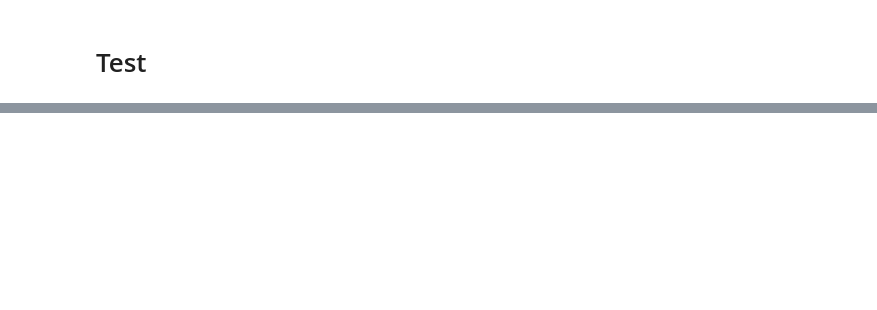
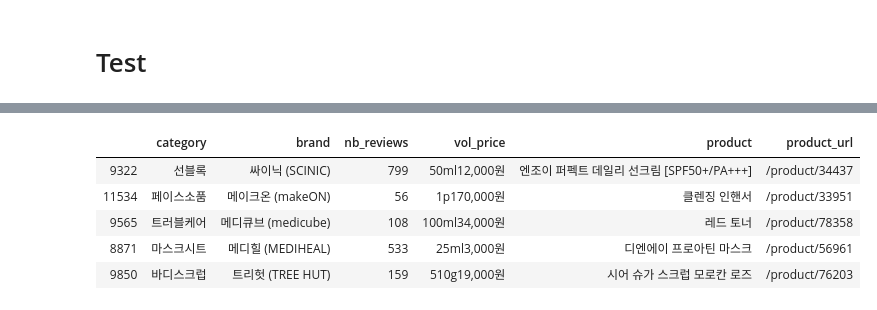
Before and after one commit to DataNetworkAnalysis/Cosmetic-Recommendation-for-Man, a Jupyter notebook: notebook/Recommeder.ipynb, the cells around one changed output, grey strips where cells are left out. Cells and saved outputs as stored; diff of their text form; code cells hidden in the pictures; blank space fills up the shorter version.

```diff
--- a/notebook/Recommeder.ipynb
+++ b/notebook/Recommeder.ipynb
@@ -35,5 +19,0 @@ vec_word_pos = pickle.load(open('../saved_file/new_pre_embed_word_pos.pickle','r
-# %%
-model = FastText.load('../saved_file/new_model.bin')
-model_word = FastText.load('../saved_file/new_model_word.bin')
-model_pos = FastText.load('../saved_file/new_model_pos.bin')
-model_word_pos = FastText.load('../saved_file/new_model_word_pos.bin')
@@ -39,0 +22,12 @@ model_word_pos = FastText.load('../saved_file/new_model_word_pos.bin')
+# %%
+reviewpath = '../dataset/glowpick_reviews.csv'
+productpath = '../dataset/glowpick_products.csv'
+infopath = '../dataset/glowpick_info.csv'
+
+savedir = '../saved_file'
+
+modelname = 'multi_pre_embed'
+
+data, products, infos = load(reviewpath, productpath, infopath)
+
+GP = GlowpickPreprocessing()
@@ -339,0 +120,9 @@ temp[show_features + ['content']].head()
+# %%
+test1.head()
+# %% [output]
+|  | category | brand | nb_reviews | vol_price | product | product_url |
+| 9322 | 선블록 | 싸이닉 (SCINIC) | 799 | 50ml12,000원 | 엔조이 퍼펙트 데일리 선크림 [SPF50+/PA+++] | /product/34437 |
+| 11534 | 페이스소품 | 메이크온 (makeON) | 56 | 1p170,000원 | 클렌징 인핸서 | /product/33951 |
+| 9565 | 트러블케어 | 메디큐브 (medicube) | 108 | 100ml34,000원 | 레드 토너 | /product/78358 |
+| 8871 | 마스크시트 | 메디힐 (MEDIHEAL) | 533 | 25ml3,000원 | 디엔에이 프로아틴 마스크 | /product/56961 |
+| 9850 | 바디스크럽 | 트리헛 (TREE HUT) | 159 | 510g19,000원 | 시어 슈가 스크럽 모로칸 로즈 | /product/76203 |
```
Also changed, not shown: parts of 61 cells of this notebook, 1 other file.
